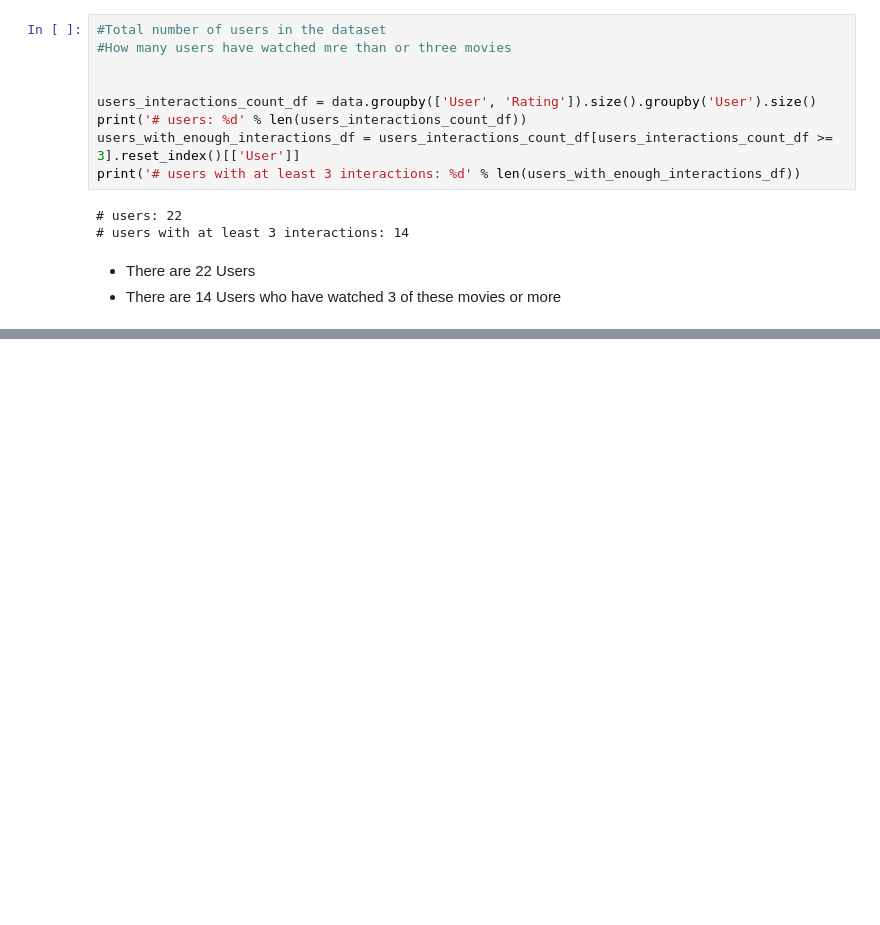
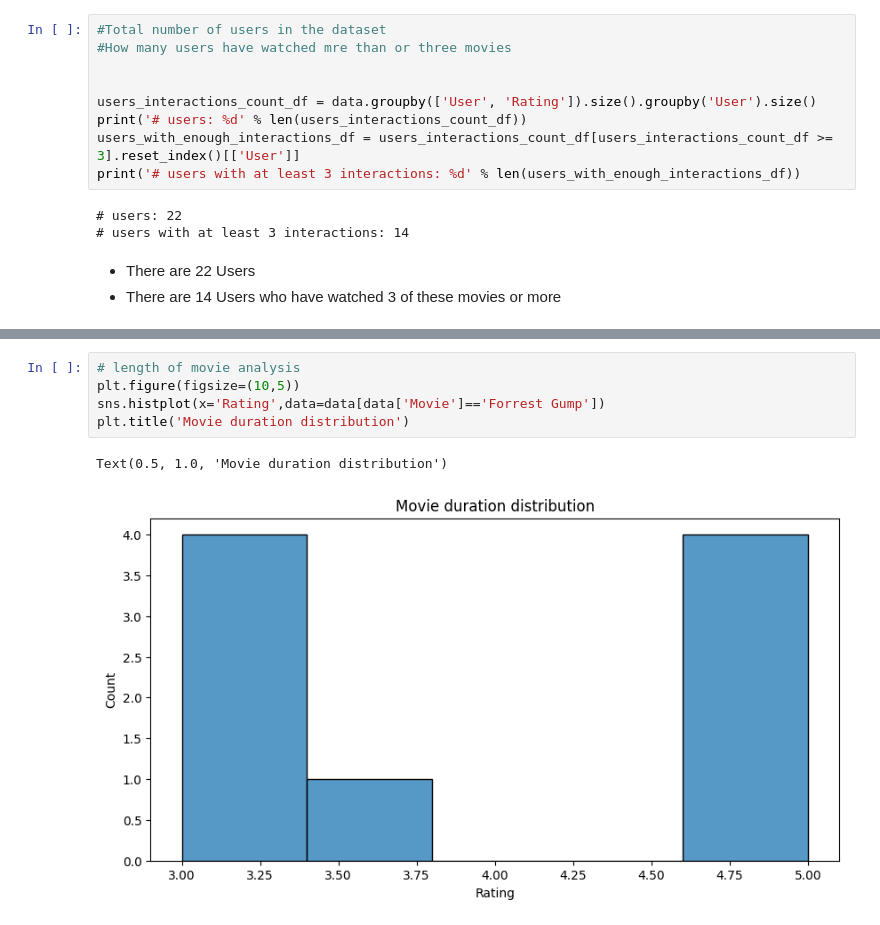
Before and after one commit to Winfry/Recommendation, a Jupyter notebook: recommendation.ipynb, the cells around one changed output, grey strips where cells are left out. Cells and saved outputs as stored; diff of their text form; blank space fills up the shorter version.

```diff
--- a/recommendation.ipynb
+++ b/recommendation.ipynb
@@ -175,0 +207,8 @@ print('# users with at least 3 interactions: %d' % len(users_with_enough_interac
+# %%
+# length of movie analysis
+plt.figure(figsize=(10,5))
+sns.histplot(x='Rating',data=data[data['Movie']=='Forrest Gump'])
+plt.title('Movie duration distribution')
+# %% [output]
+Text(0.5, 1.0, 'Movie duration distribution')
+[figure, added]
```
Also changed, not shown: parts of 7 cells of this notebook.
